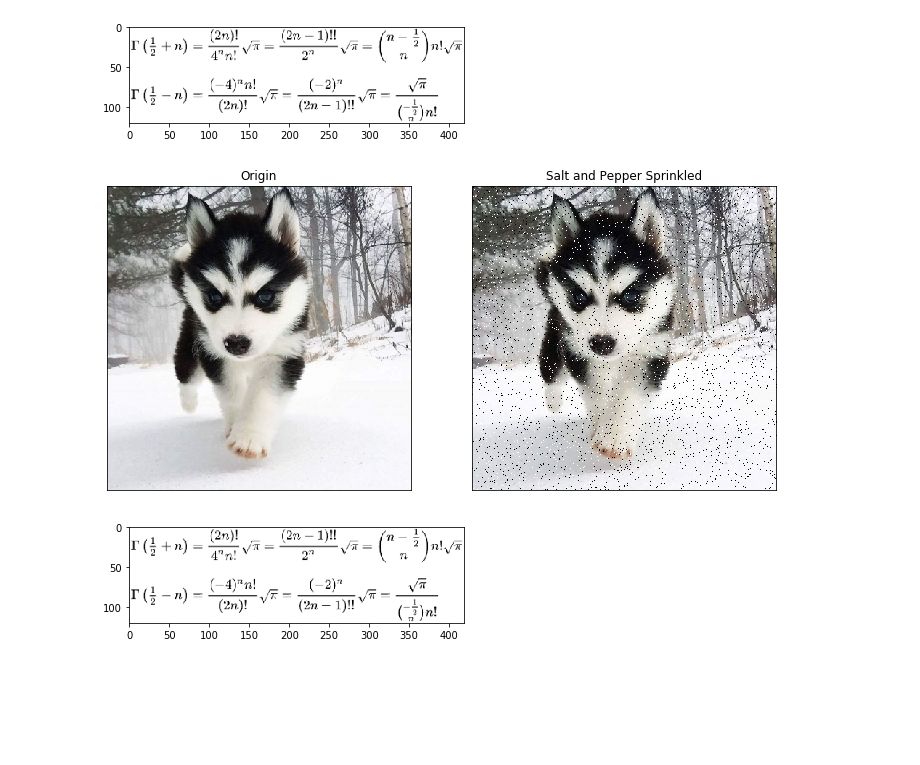
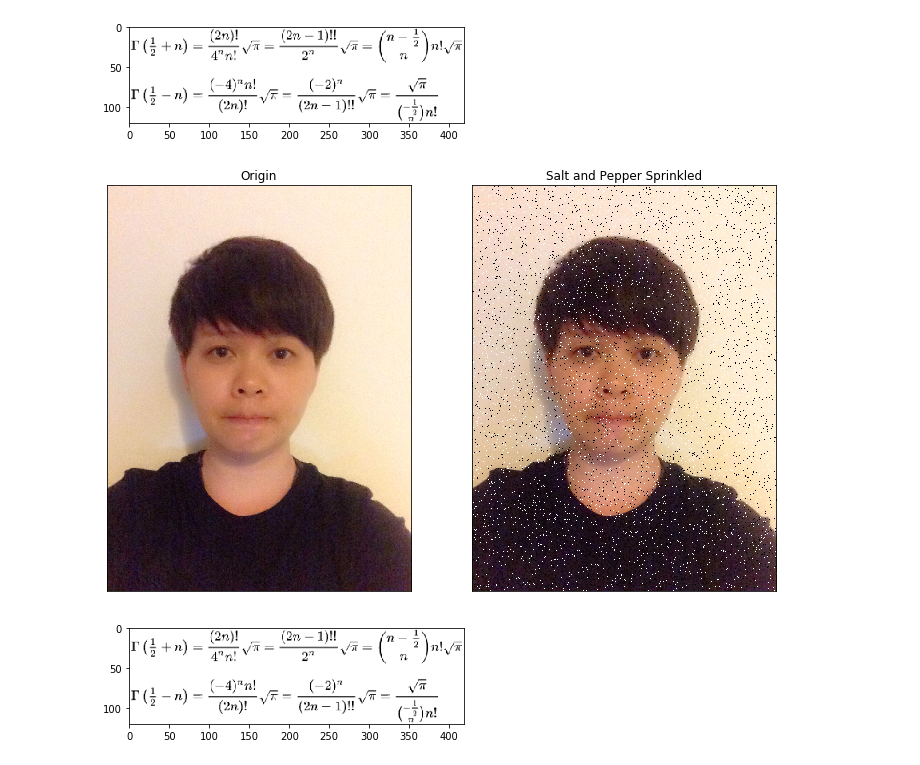
Before and after one commit to shin19850211/107-2-Multimedia, a Jupyter notebook: Class6.ipynb, the cells around one changed output. Cells and saved outputs as stored; diff of their text form; code cells hidden in the pictures; blank space fills up the shorter version.

```diff
--- a/Class6.ipynb
+++ b/Class6.ipynb
@@ -22,28 +18,28 @@ plt.show()
 [figure]
 # %%
 import random
-img = cv2.imread('/content/drive/My Drive/107-2Multimedia/1.png',1)
+img = cv2.imread('/content/drive/My Drive/107-2Multimedia/22.png',1)
 input = cv2.cvtColor(img,cv2.COLOR_BGR2RGB)
 output = np.zeros(input.shape,np.uint8)
 p = 0.05 # probablity of noise
 for i in range (input.shape[0]):
  for j in range(input.shape[1]):
   r = random.random()
   if r < p/2:
    output[i][j] = 0,0,0
   elif r < p:
    output[i][j] = 255,255,255
   else:
    output[i][j] = input[i][j]
 
 plt.figure(num='Noise e.g',figsize=(12,8))
 plt.subplot(1,2,1),plt.title('Origin')
 plt.imshow(input),plt.xticks([]),plt.yticks([])
 plt.subplot(1,2,2),plt.title('Salt and Pepper Sprinkled')
 plt.imshow(output),plt.xticks([]),plt.yticks([])
 plt.show()
 # %% [output]
-[figure, old version]
+[figure, new version]
 # %%
 img = cv2.imread('/content/drive/My Drive/107-2Multimedia/6.png', cv2.IMREAD_UNCHANGED)
 img = cv2.cvtColor(img, cv2.COLOR_BGR2RGB)
```
Also changed, not shown: parts of 1 cell of this notebook.
